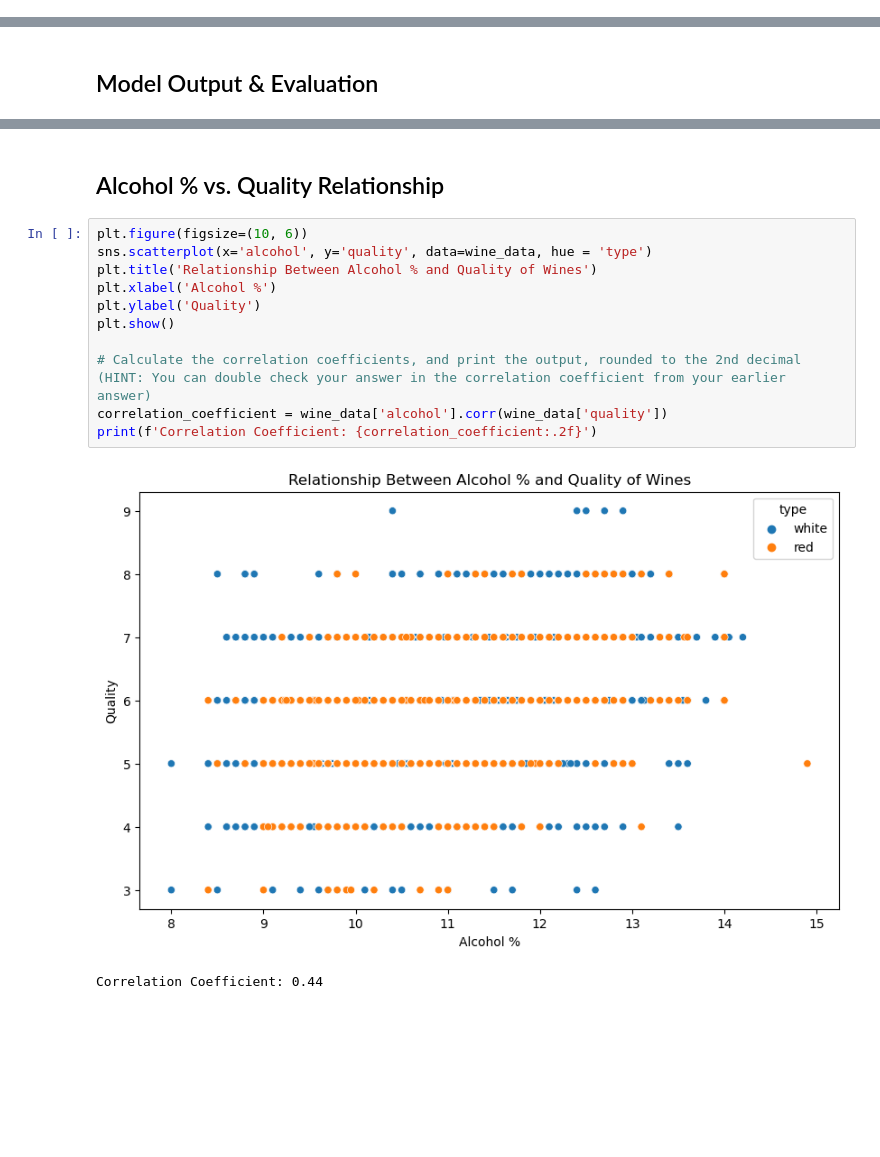
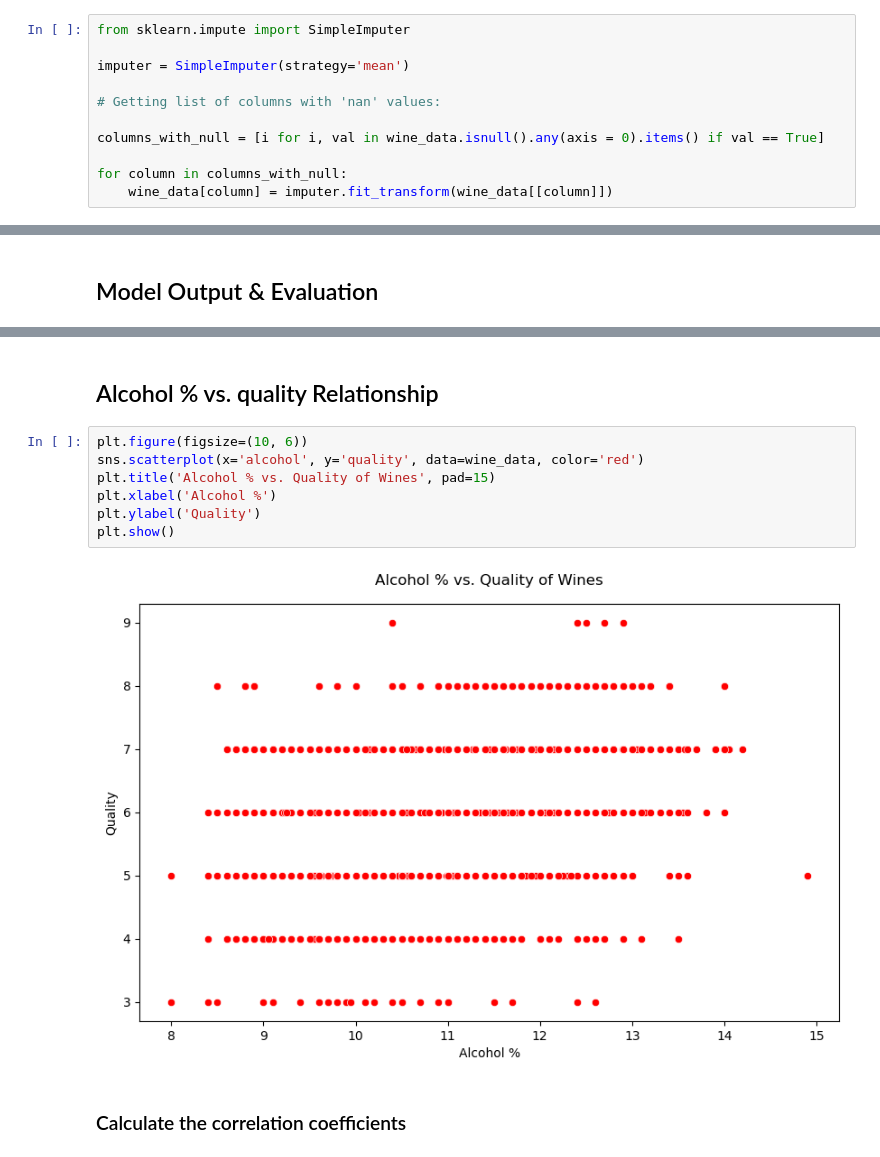
Before and after one commit to sbv239/wine_data, a Jupyter notebook: main.ipynb, the cells around one changed output, grey strips where cells are left out. Cells and saved outputs as stored; diff of their text form; blank space fills up the shorter version.

```diff
--- a/main.ipynb
+++ b/main.ipynb
@@ -120,0 +145,11 @@ Features shape: (6497, 11)
+# %%
+from sklearn.impute import SimpleImputer
+
+imputer = SimpleImputer(strategy='mean')
+
+# Getting list of columns with 'nan' values:
+
+columns_with_null = [i for i, val in wine_data.isnull().any(axis = 0).items() if val == True]
+
+for column in columns_with_null:
+    wine_data[column] = imputer.fit_transform(wine_data[[column]])
@@ -192,18 +237,15 @@ print(classification_report)
    macro avg       0.42      0.25      0.25      1300
 weighted avg       0.53      0.54      0.50      1300
 # %% [markdown]
-## Alcohol % vs. Quality Relationship
+## Alcohol % vs. quality Relationship
 # %%
 plt.figure(figsize=(10, 6))
-sns.scatterplot(x='alcohol', y='quality', data=wine_data, hue = 'type')
-plt.title('Relationship Between Alcohol % and Quality of Wines')
+sns.scatterplot(x='alcohol', y='quality', data=wine_data, color='red')
+plt.title('Alcohol % vs. Quality of Wines', pad=15)
 plt.xlabel('Alcohol %')
 plt.ylabel('Quality')
 plt.show()
-
-# Calculate the correlation coefficients, and print the output, rounded to the 2nd decimal (HINT: You can double check your answer in the correlation coefficient from your earlier answer)
-correlation_coefficient = wine_data['alcohol'].corr(wine_data['quality'])
-print(f'Correlation Coefficient: {correlation_coefficient:.2f}')
 # %% [output]
-[figure, old version]
+[figure, new version]
-Correlation Coefficient: 0.44
+# %% [markdown]
+### Calculate the correlation coefficients
```
Also changed, not shown: parts of 40 cells of this notebook.
